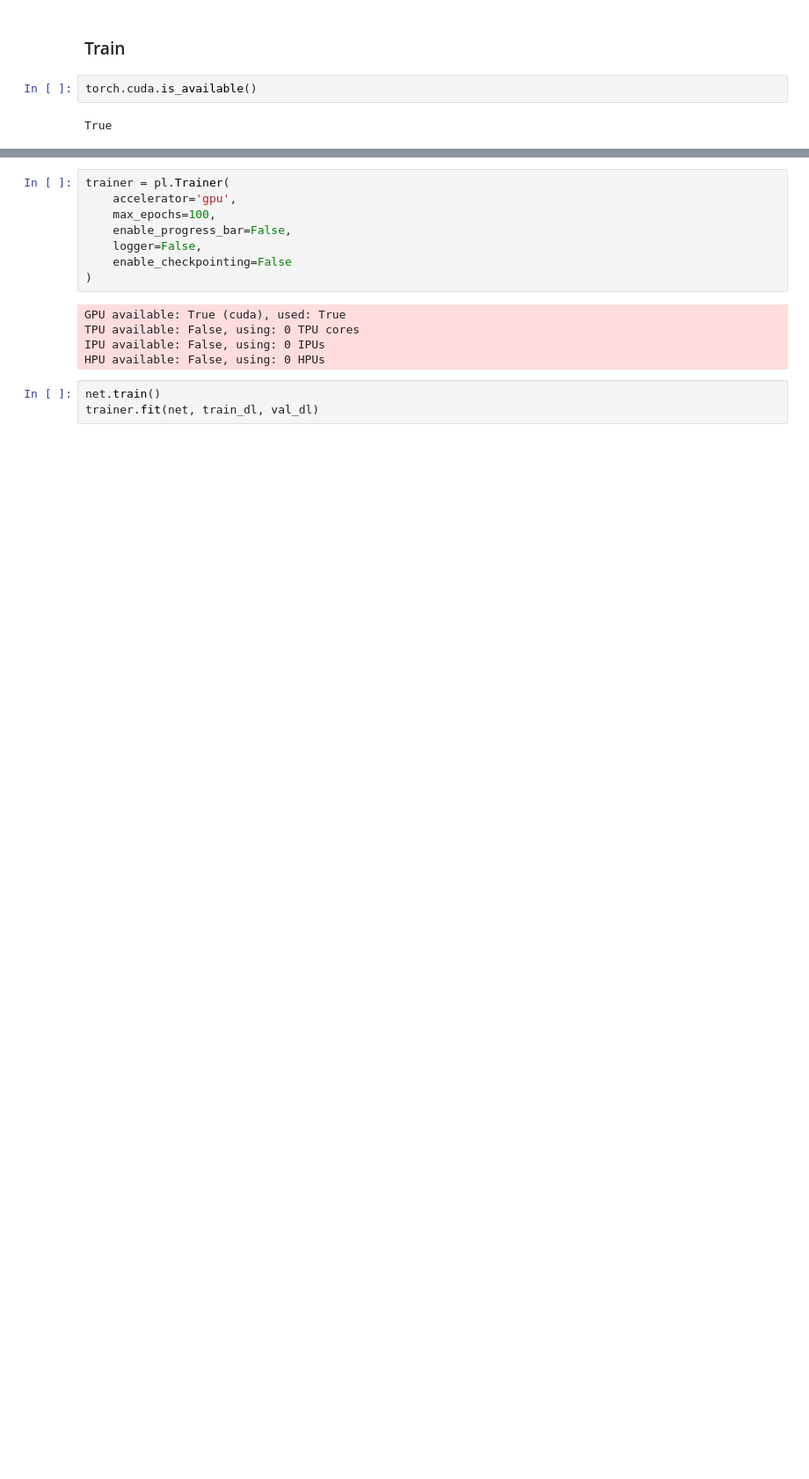
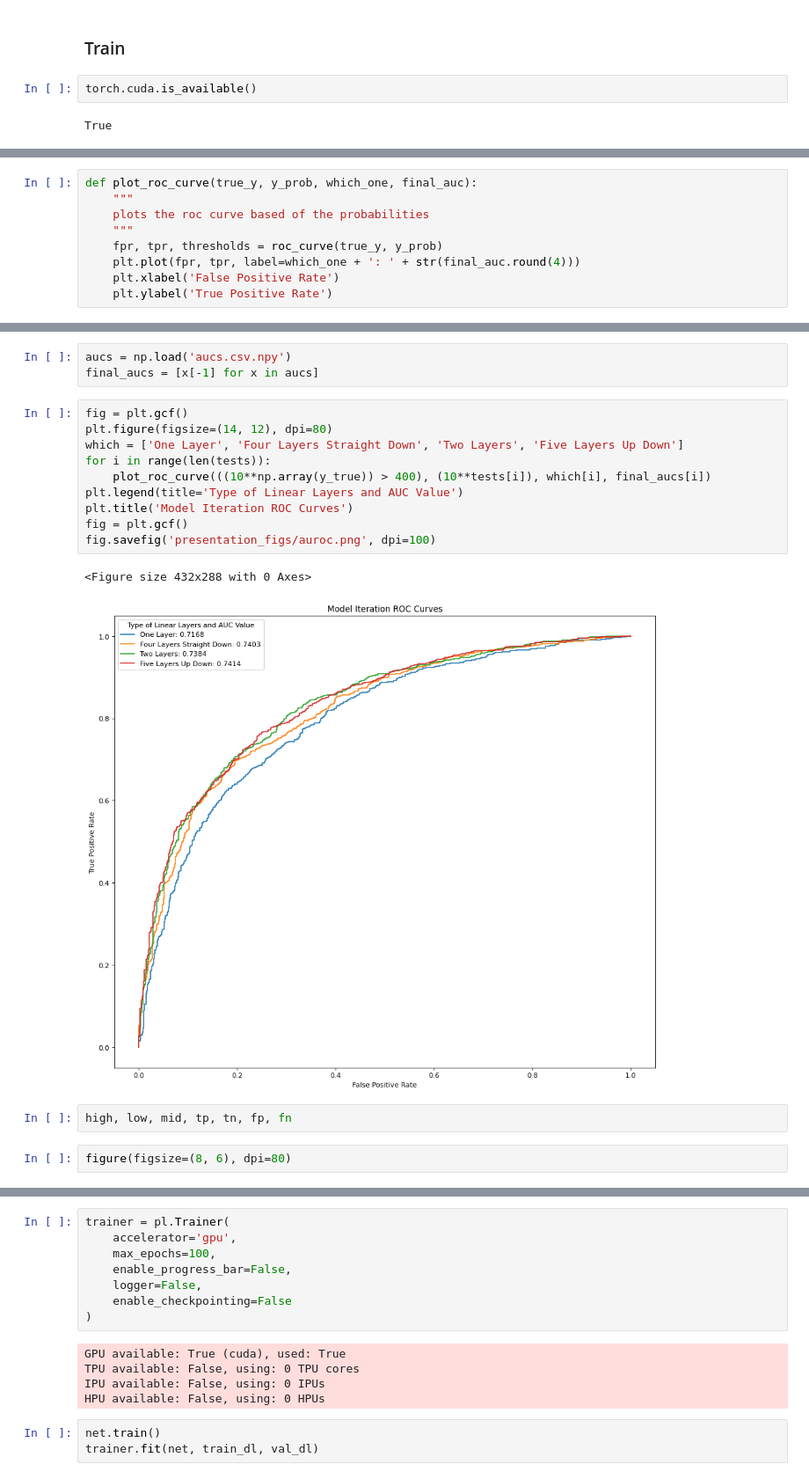
Before and after one commit to jmryan19/DSC180, a Jupyter notebook: A/1_playaround.ipynb, the cells around one changed output, grey strips where cells are left out. Shown at 88% size. Saved outputs shown, nothing was run; the diff lists cells and outputs as text; blank space fills up the shorter version.

```diff
--- a/A/1_playaround.ipynb
+++ b/A/1_playaround.ipynb
@@ -669,0 +945,9 @@ Sequential(
+# %%
+def plot_roc_curve(true_y, y_prob, which_one, final_auc):
+    """
+    plots the roc curve based of the probabilities
+    """
+    fpr, tpr, thresholds = roc_curve(true_y, y_prob)
+    plt.plot(fpr, tpr, label=which_one + ': ' + str(final_auc.round(4)))
+    plt.xlabel('False Positive Rate')
+    plt.ylabel('True Positive Rate')
@@ -669,0 +982,20 @@ Sequential(
+# %%
+aucs = np.load('aucs.csv.npy')
+final_aucs = [x[-1] for x in aucs]
+# %%
+fig = plt.gcf()
+plt.figure(figsize=(14, 12), dpi=80)
+which = ['One Layer', 'Four Layers Straight Down', 'Two Layers', 'Five Layers Up Down']
+for i in range(len(tests)):
+    plot_roc_curve(((10**np.array(y_true)) > 400), (10**tests[i]), which[i], final_aucs[i])
+plt.legend(title='Type of Linear Layers and AUC Value')
+plt.title('Model Iteration ROC Curves')
+fig = plt.gcf()
+fig.savefig('presentation_figs/auroc.png', dpi=100)
+# %% [output]
+<Figure size 432x288 with 0 Axes>
+[figure, added]
+# %%
+high, low, mid, tp, tn, fp, fn
+# %%
+figure(figsize=(8, 6), dpi=80)
```
Also changed, not shown: parts of 113 cells of this notebook, 29 other files.
